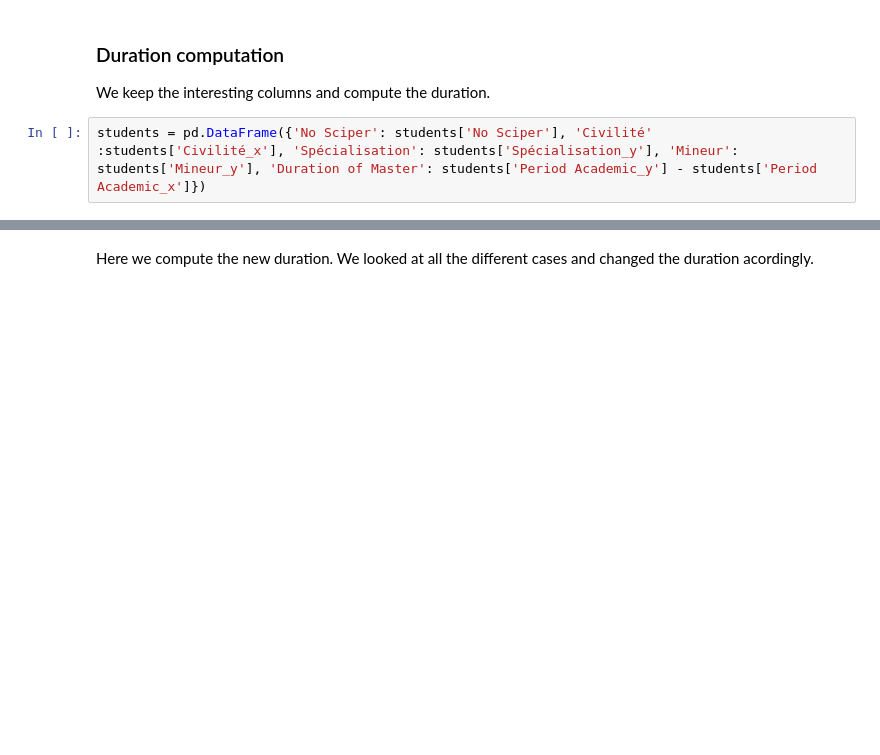
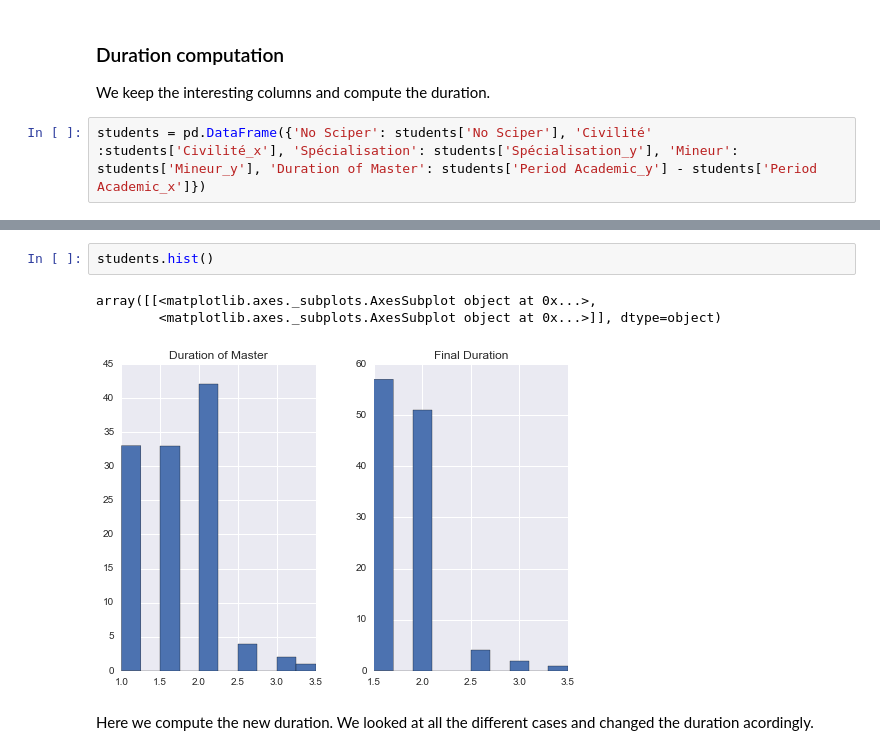
Before and after one commit to daniel-guggenheim/ada-homeworks, a Jupyter notebook: 02 - Data from the Web/homework2.ipynb, the cells around one changed output, grey strips where cells are left out. Cells and saved outputs as stored; diff of their text form; blank space fills up the shorter version.

```diff
--- a/02 - Data from the Web/homework2.ipynb
+++ b/02 - Data from the Web/homework2.ipynb
@@ -448,3 +460,9 @@ students.head()
+# %%
+students.hist()
+# %% [output]
+array([[<matplotlib.axes._subplots.AxesSubplot object at 0x...>,
+        <matplotlib.axes._subplots.AxesSubplot object at 0x...>]], dtype=object)
+[figure, added]
 # %% [markdown]
 Here we compute the new duration. We looked at all the different cases and changed the duration acordingly.
 # %%
```
Also changed, not shown: parts of 5 cells of this notebook.
